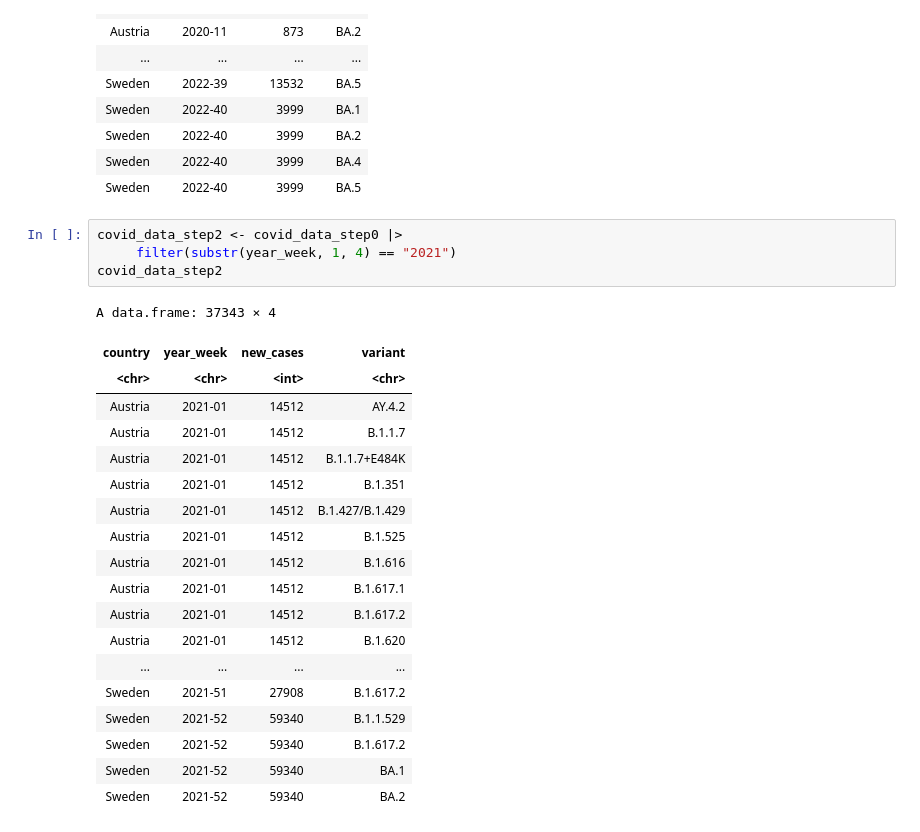
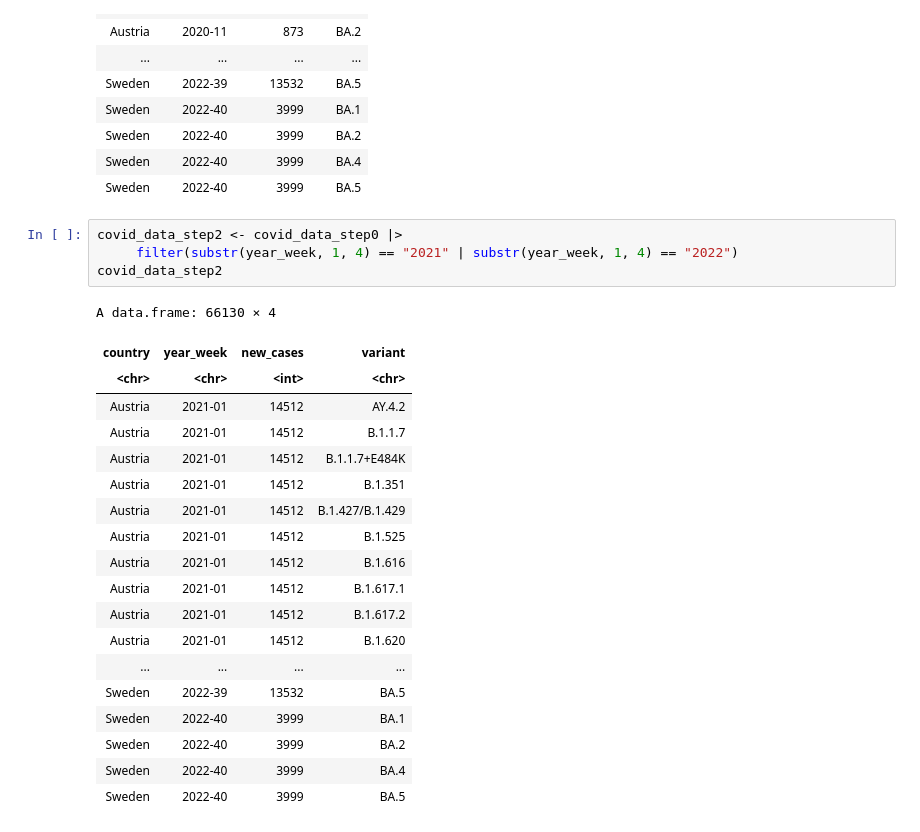
Before and after one commit to DanielHuangjiakang/Bird_Bone_Classification-DSCI100GroupProject, a Jupyter notebook: Data sci 100 group_128.ipynb, the cells around one changed output. Saved outputs shown, nothing was run; the diff lists cells and outputs as text.

```diff
--- a/Data sci 100 group_128.ipynb
+++ b/Data sci 100 group_128.ipynb
@@ -75,28 +86,28 @@ A data.frame: 19467 × 4
 | Sweden | 2022-40 | 3999 | BA.5 |
 # %%
 covid_data_step2 <- covid_data_step0 |>
-     filter(substr(year_week, 1, 4) == "2021")
+     filter(substr(year_week, 1, 4) == "2021" | substr(year_week, 1, 4) == "2022")
 covid_data_step2
 # %% [output]
-A data.frame: 37343 × 4
+A data.frame: 66130 × 4
 | country | year_week | new_cases | variant |
 | <chr> | <chr> | <int> | <chr> |
 | Austria | 2021-01 | 14512 | AY.4.2 |
 | Austria | 2021-01 | 14512 | B.1.1.7 |
 | Austria | 2021-01 | 14512 | B.1.1.7+E484K |
 | Austria | 2021-01 | 14512 | B.1.351 |
 | Austria | 2021-01 | 14512 | B.1.427/B.1.429 |
 | Austria | 2021-01 | 14512 | B.1.525 |
 | Austria | 2021-01 | 14512 | B.1.616 |
 | Austria | 2021-01 | 14512 | B.1.617.1 |
 | Austria | 2021-01 | 14512 | B.1.617.2 |
 | Austria | 2021-01 | 14512 | B.1.620 |
 | ... | ... | ... | ... |
-| Sweden | 2021-51 | 27908 | B.1.617.2 |
-| Sweden | 2021-52 | 59340 | B.1.1.529 |
-| Sweden | 2021-52 | 59340 | B.1.617.2 |
-| Sweden | 2021-52 | 59340 | BA.1 |
-| Sweden | 2021-52 | 59340 | BA.2 |
+| Sweden | 2022-39 | 13532 | BA.5 |
+| Sweden | 2022-40 | 3999 | BA.1 |
+| Sweden | 2022-40 | 3999 | BA.2 |
+| Sweden | 2022-40 | 3999 | BA.4 |
+| Sweden | 2022-40 | 3999 | BA.5 |
 # %%
 #find top 10 countries
 covid_data_step3 <- covid_data_step2 |>
```
Also changed, not shown: parts of 8 cells of this notebook.
